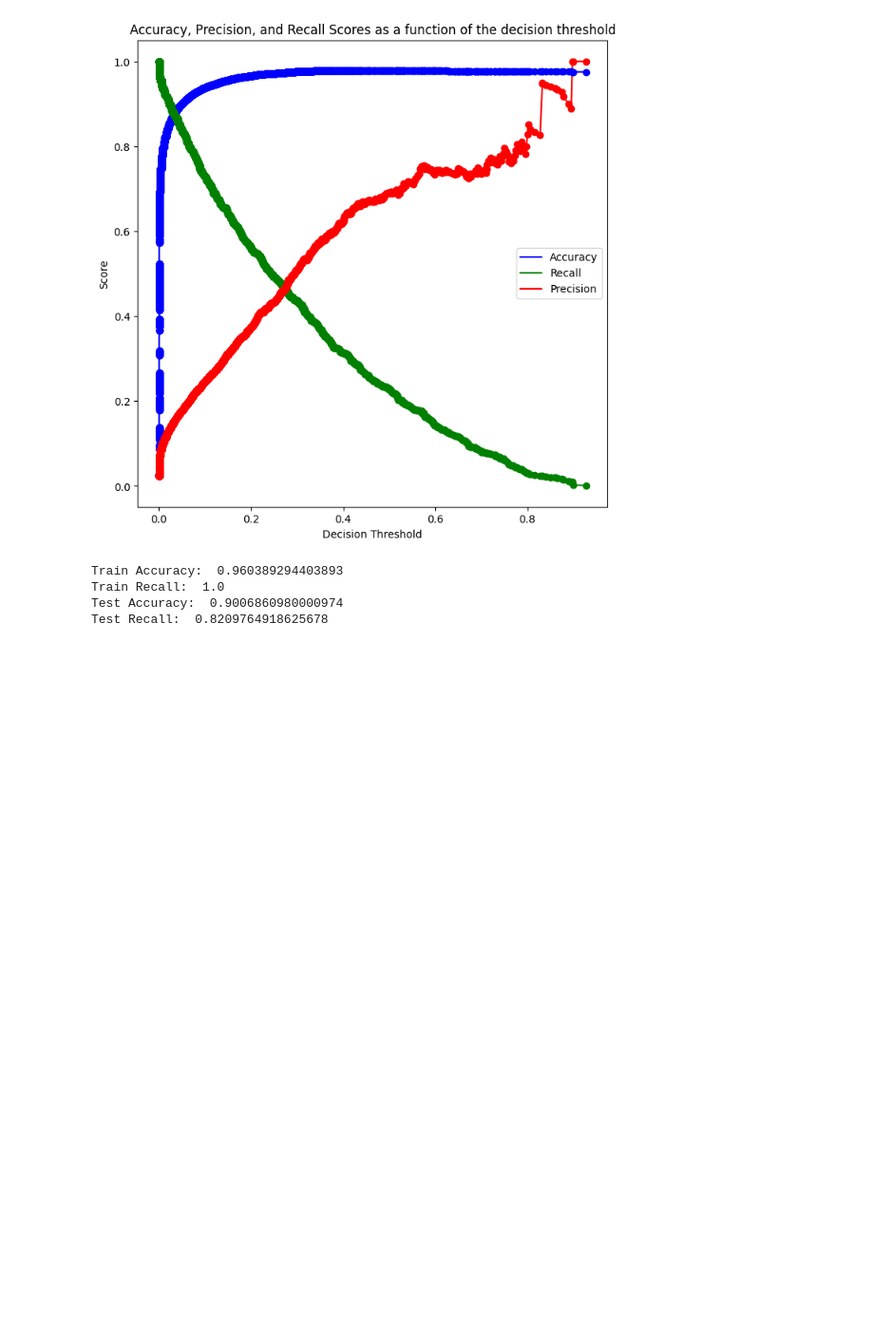
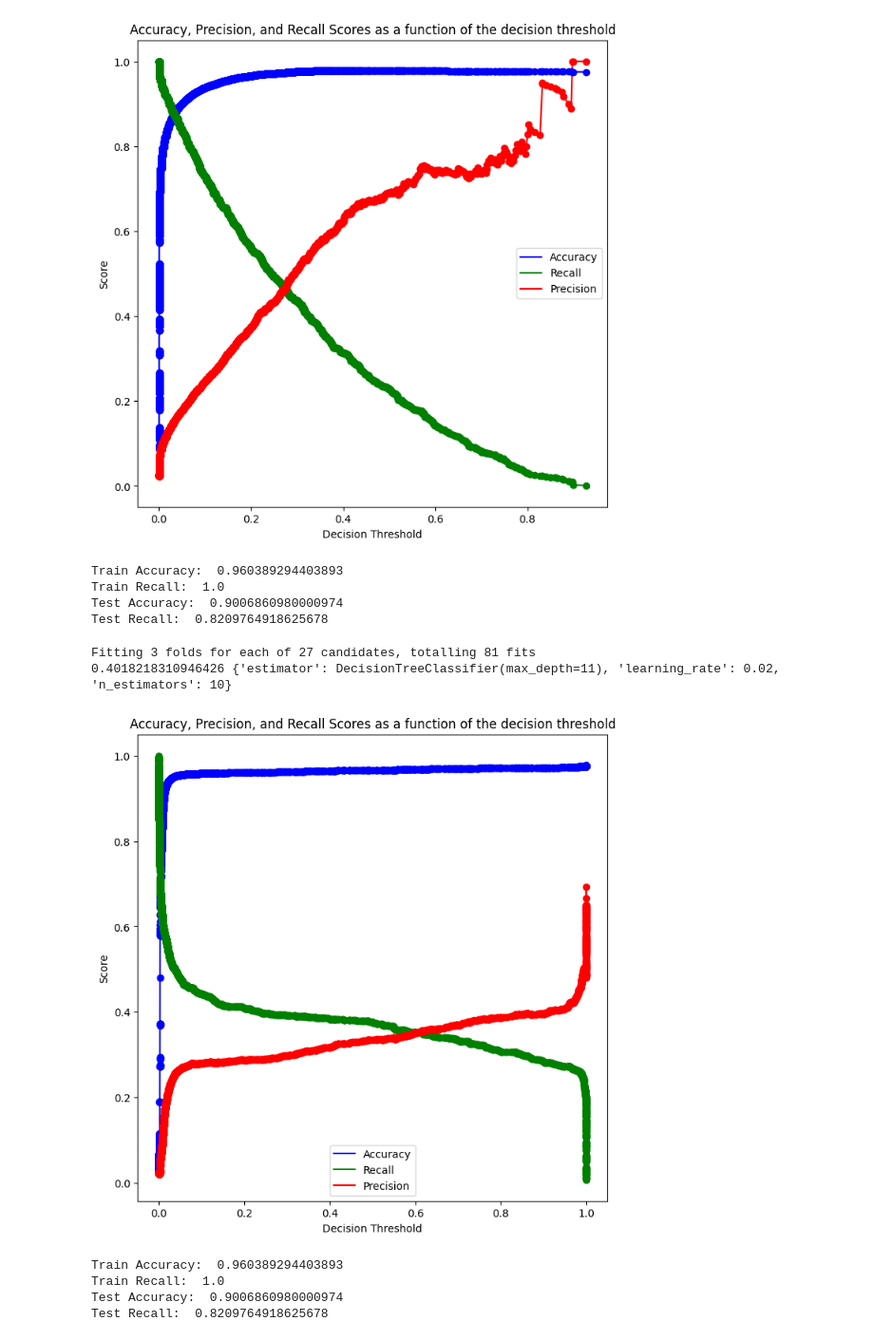
Before and after one commit to lilz827/final-project-303-3, a Jupyter notebook: Model_Work.ipynb, the cells around one changed output. Shown at 95% size. Cells and saved outputs as stored; diff of their text form; code cells hidden in the pictures; blank space fills up the shorter version.

Commit message:
RandomForest and AdaBoost

```diff
--- a/Model_Work.ipynb
+++ b/Model_Work.ipynb
@@ -116,3 +116,70 @@ Train Accuracy:  0.960389294403893
 Train Recall:  1.0
 Test Accuracy:  0.9006860980000974
 Test Recall:  0.8209764918625678
+# %%
+params = {'estimator': [DecisionTreeClassifier(max_depth=9),
+                        DecisionTreeClassifier(max_depth=10),
+                        DecisionTreeClassifier(max_depth=11)],
+          'n_estimators': [10, 50, 100],
+          'learning_rate': [0.01, 0.02, 0.03]}
+
+model_group = GridSearchCV(AdaBoostClassifier(random_state=45),
+                           params, scoring='recall',
+                           cv=3, n_jobs=-1, verbose=1)
+
+model_group.fit(X_train, y_train)
+print(model_group.best_score_, model_group.best_params_)
+# %% [output]
+Fitting 3 folds for each of 27 candidates, totalling 81 fits
+0.4018218310946426 {'estimator': DecisionTreeClassifier(max_depth=11), 'learning_rate': 0.02, 'n_estimators': 10}
+# %%
+model2 = AdaBoostClassifier(random_state=45, learning_rate=0.02, estimator=DecisionTreeClassifier(max_depth=11),
+                            n_estimators=10)
+model2.fit(X_train, y_train)
+
+cross_val_ypred = cross_val_predict(model2, X_train, y_train, cv = 5, method = 'predict_proba')
+p, r, thresholds = precision_recall_curve(y_train, cross_val_ypred[:,1])
+accuracys = []
+for threshold in thresholds:
+    ypred = cross_val_ypred[:,1] > threshold
+    ypred = ypred.astype(int)
+    accuracy = accuracy_score(ypred, y_train)
+    accuracys.append(accuracy)
+accuracys = np.array(accuracys)
+
+def plot_accuracy_recall_vs_threshold(recalls, precisions, thresholds):
+    plt.figure(figsize=(8, 8))
+    plt.title("Accuracy, Precision, and Recall Scores as a function of the decision threshold")
+    plt.plot(thresholds, accuracys, 'b-', label='Accuracy')
+    plt.plot(thresholds, recalls[:-1], "g-", label="Recall")
+    plt.plot(thresholds, precisions[:-1], "r-", label="Precision")
+    plt.plot(thresholds, accuracys, 'o', color='blue')
+    plt.plot(thresholds, recalls[:-1], "o", color = 'green')
+    plt.plot(thresholds, precisions[:-1], "o", color='red')
+    plt.ylabel("Score")
+    plt.xlabel("Decision Threshold")
+    plt.legend(loc='best')
+    plt.legend()
+plot_accuracy_recall_vs_threshold(r, p, thresholds)
+# %% [output]
+[figure, added]
+# %%
+desired_threshold = 0.05
+
+ypred_prob_train = model.predict_proba(X_train)[:,1]
+ypred_train = ypred_prob_train > desired_threshold
+ypred_train = ypred_train.astype(int)
+
+ypred_prob_test = model.predict_proba(X_test)[:,1]
+ypred_test = ypred_prob_test > desired_threshold
+ypred_test = ypred_test.astype(int)
+
+print("Train Accuracy: ", accuracy_score(y_train, ypred_train))
+print("Train Recall: ", recall_score(y_train, ypred_train))
+print("Test Accuracy: ", accuracy_score(y_test, ypred_test))
+print("Test Recall: ", recall_score(y_test, ypred_test))
+# %% [output]
+Train Accuracy:  0.960389294403893
+Train Recall:  1.0
+Test Accuracy:  0.9006860980000974
+Test Recall:  0.8209764918625678
```
